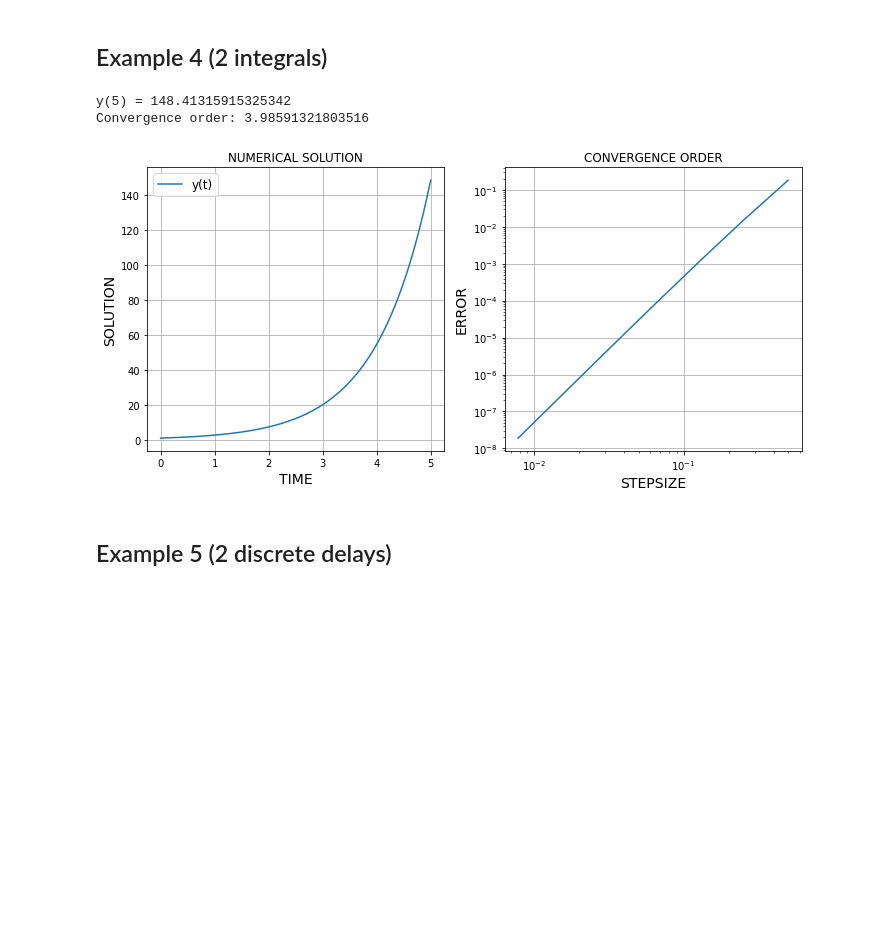
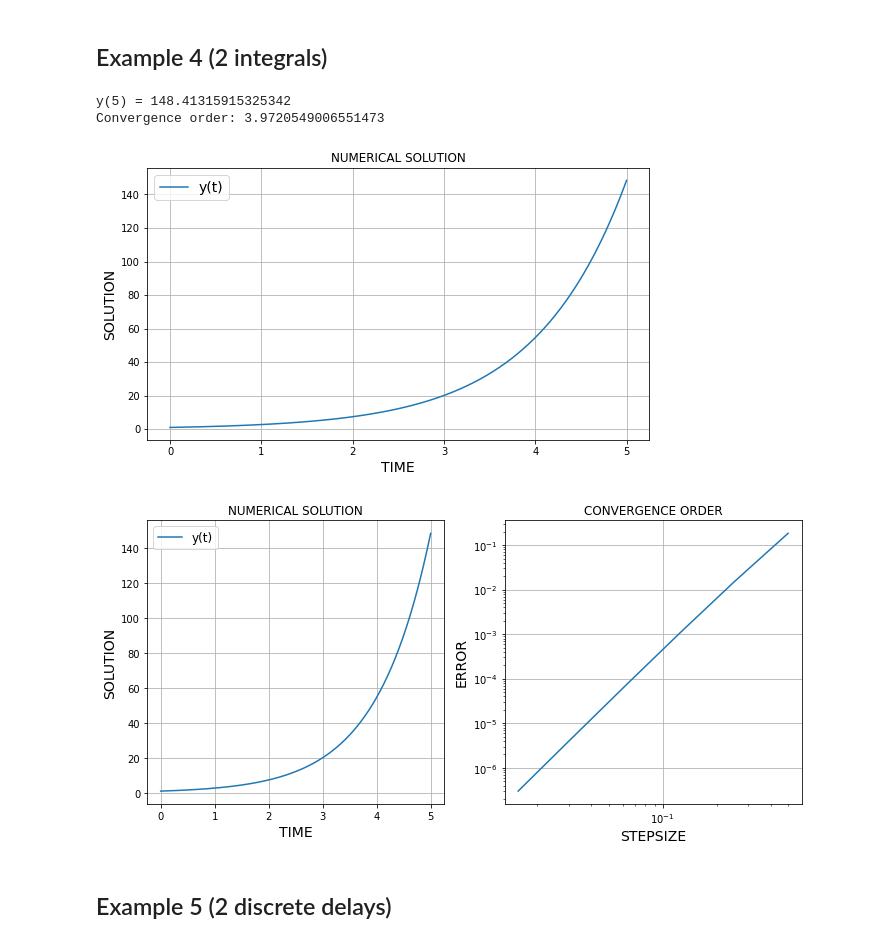
Before and after one commit to vitesempl/IDE-Python, a Jupyter notebook: Solving_Notebook.ipynb, the cells around one changed output. Saved outputs shown, nothing was run; the diff lists cells and outputs as text; code cells hidden in the pictures; blank space fills up the shorter version.

```diff
--- a/Solving_Notebook.ipynb
+++ b/Solving_Notebook.ipynb
@@ -128,16 +155,20 @@ Convergence order: 3.9714186205724546
 # %% [markdown]
 ## Example 3 (integral+discrete delays+overlapping)
 # %%
-tspan      = [0, 5]
-idefun     = lambda t,y,z,i: - y**2 - t*exp(t**2) * z**4 * i
-K          = lambda t,s,y:   [y*exp(s-s*t)]
-delays     = lambda t,y:     [t/2]
-delays_int = lambda t:       [t-1]
-history    = lambda t:       exp(-t)
+tspan = [0, 5]
+stepsize = 1e-2
+def idefun(t, y, z, i): return - y**2 - t * exp(t**2) * z**4 * i
+def         K(t, s, y): return [y * exp(s - s * t)]
+def       delays(t, y): return [t / 2]
+def      delays_int(t): return [t - 1]
+def         history(t): return exp(-t)
 
-fun = lambda t: exp(-t)
+def fun(t): return exp(-t)
 analytic_sol = fun(tspan[1])
 
-Output(1,1)
+sol = ide_solve(idefun, K, delays_int, history, tspan, stepsize, delays=delays)
+OutputSolution()
+OutputPlot()
+OutputConvOrder(dde=True)
 # %% [output]
 y(5) = 0.0067379469814580545
@@ -146,23 +178,28 @@ Convergence order: 3.990752239130475
 # %% [markdown]
 ## Example 4 (2 integrals)
 # %%
-tspan      = [0, 5]
-idefun     = lambda t,y,z,i: exp(1) - exp(t**2)/(z**2)*(i[0]-exp(-2*t)*i[1])*(t-1)
-K          = lambda t,s,y:   [y*exp(-s*t),
-                              y*exp(t*(2-s))]
-delays     = lambda t,y:     [t-1]
-delays_int = lambda t:       [t-1,
-                              t-2]
-history    = lambda t:       exp(t)
+tspan = [0, 5]
+stepsize = 1e-2
+def idefun(t, y, z, i): return exp(1) - exp(t**2) / (z**2) * (i[0] - exp(-2 * t) * i[1]) * (t - 1)
+def         K(t, s, y): return [y * exp(-s * t),
+                                y * exp(t * (2 - s))]
+def       delays(t, y): return [t-1]
+def      delays_int(t): return [t - 1,
+                                t - 2]
+def         history(t): return exp(t)
 
-fun = lambda t: exp(t)
+def fun(t): return exp(t)
 analytic_sol = fun(tspan[1])
 
-Output(1,1)
+sol = ide_solve(idefun, K, delays_int, history, tspan, stepsize, delays=delays)
+OutputSolution()
+OutputPlot()
+OutputConvOrder(dde=True)
 # %% [output]
 y(5) = 148.41315915325342
-Convergence order: 3.98591321803516
+Convergence order: 3.9720549006551473
-[figure, old version]
+[figure, new version]
+[figure, added]
 # %% [markdown]
 ## Example 5 (2 discrete delays)
 # %%
```
Also changed, not shown: parts of 26 cells of this notebook.
